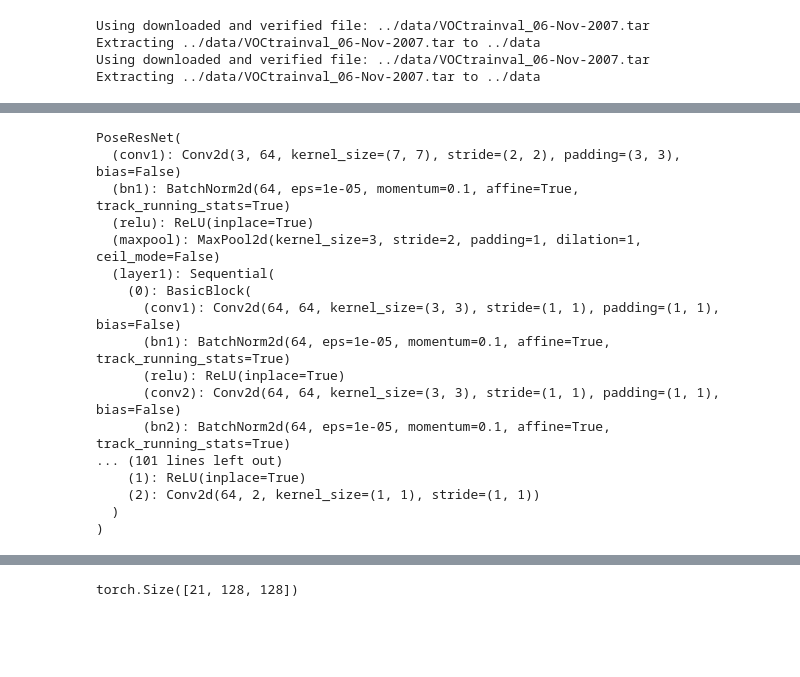
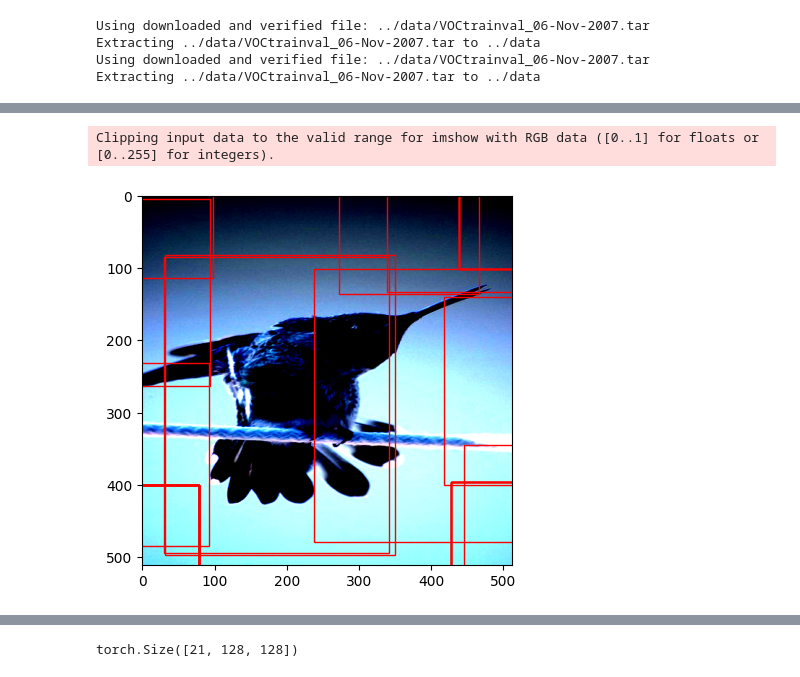
Before and after one commit to hoang1007/centernet, a Jupyter notebook: notebooks/test.ipynb, the cells around one changed output, grey strips where cells are left out. Saved outputs shown, nothing was run; the diff lists cells and outputs as text; code cells hidden in the pictures; blank space fills up the shorter version.

```diff
--- a/notebooks/test.ipynb
+++ b/notebooks/test.ipynb
@@ -51,23 +64,5 @@ model = CenterNet(
         num_classes=21,
     ),
     optimizer=torch.optim.Adam,
-    scheduler=torch.optim.lr_scheduler.StepLR,
+    scheduler=torch.optim.lr_scheduler.MultiStepLR,
 )
-# %% [output]
-PoseResNet(
-  (conv1): Conv2d(3, 64, kernel_size=(7, 7), stride=(2, 2), padding=(3, 3), bias=False)
-  (bn1): BatchNorm2d(64, eps=1e-05, momentum=0.1, affine=True, track_running_stats=True)
-  (relu): ReLU(inplace=True)
-  (maxpool): MaxPool2d(kernel_size=3, stride=2, padding=1, dilation=1, ceil_mode=False)
-  (layer1): Sequential(
-    (0): BasicBlock(
-      (conv1): Conv2d(64, 64, kernel_size=(3, 3), stride=(1, 1), padding=(1, 1), bias=False)
-      (bn1): BatchNorm2d(64, eps=1e-05, momentum=0.1, affine=True, track_running_stats=True)
-      (relu): ReLU(inplace=True)
-      (conv2): Conv2d(64, 64, kernel_size=(3, 3), stride=(1, 1), padding=(1, 1), bias=False)
-      (bn2): BatchNorm2d(64, eps=1e-05, momentum=0.1, affine=True, track_running_stats=True)
-... (101 lines left out)
-    (1): ReLU(inplace=True)
-    (2): Conv2d(64, 2, kernel_size=(1, 1), stride=(1, 1))
-  )
-)
@@ -73,0 +78,8 @@ PoseResNet(
+# %%
+pboxes, pscores, plabels = model.predict(img)
+# %%
+idx = 1
+plot_data(img[idx], pboxes[idx], pscores[idx], threshold=0.01)
+# %% [output]
+Clipping input data to the valid range for imshow with RGB data ([0..1] for floats or [0..255] for integers).
+[figure, added]
```
Also changed, not shown: parts of 10 cells of this notebook, 1 other file.
